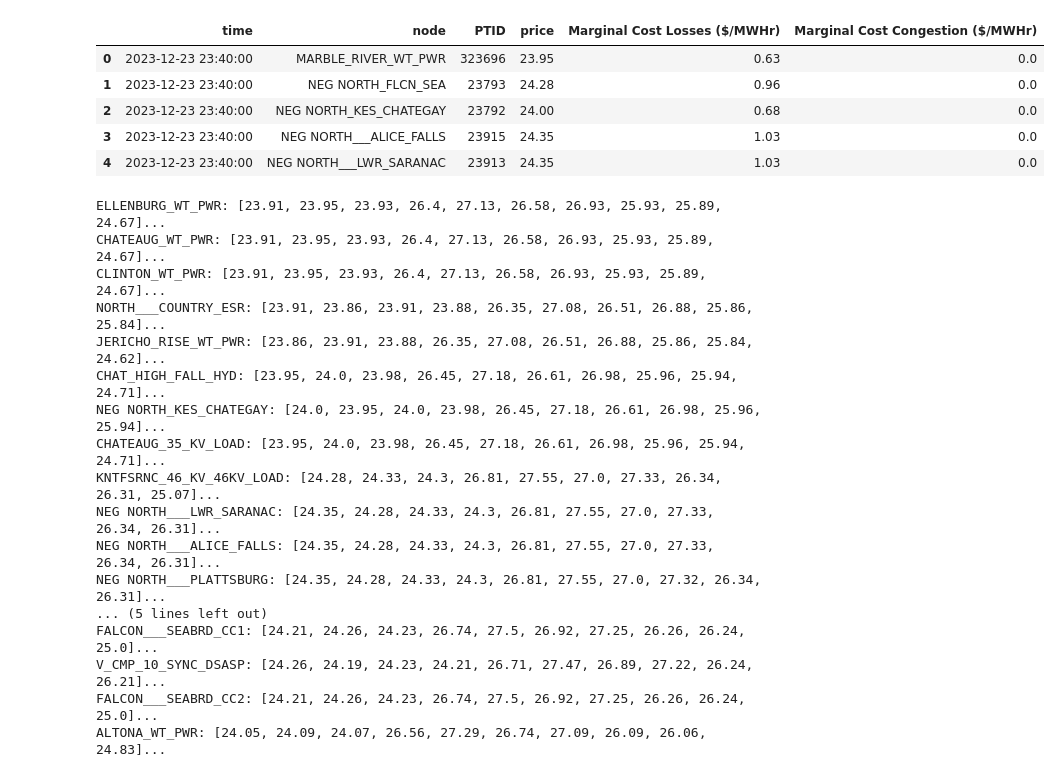
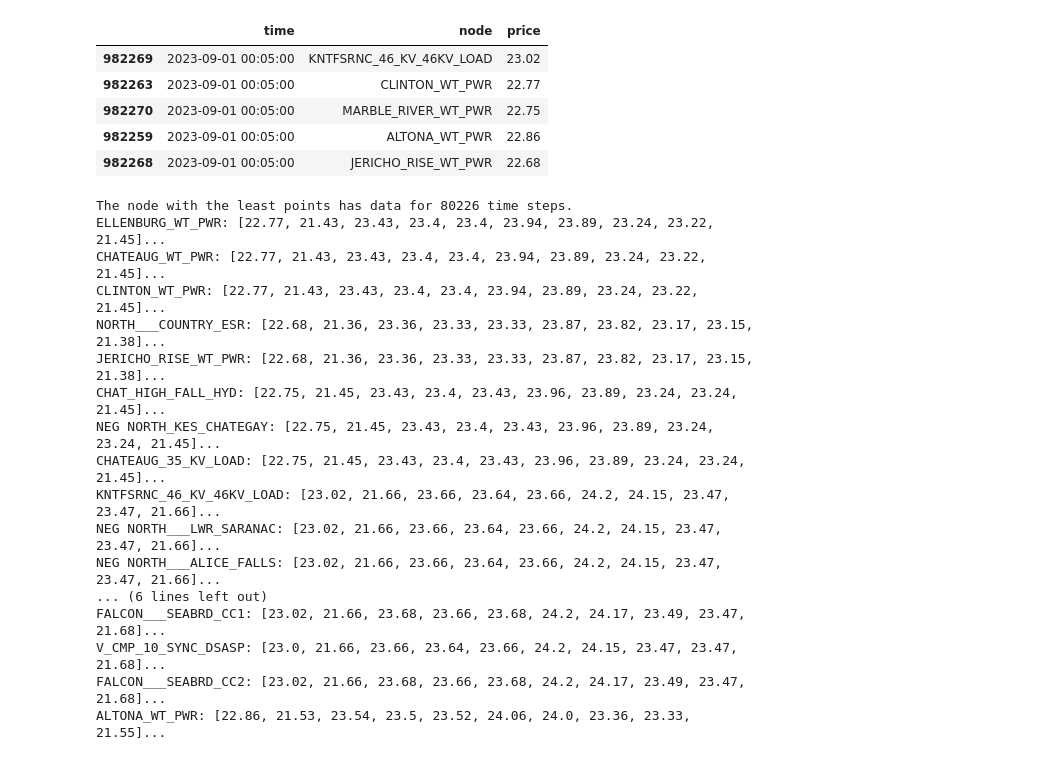
Before and after one commit to thdfw/gwks, a Jupyter notebook: nyiso_prices/nyiso_clusters.ipynb, the cells around one changed output. Drawn from its saved outputs; the diff is of its cells as text; code cells hidden in the pictures.

```diff
--- a/nyiso_prices/nyiso_clusters.ipynb
+++ b/nyiso_prices/nyiso_clusters.ipynb
@@ -1,67 +1,72 @@
 # %%
 import pandas as pd
 import numpy as np
 import psycopg2
 
+# Connect to the newyork database
 conn = psycopg2.connect(
     dbname = 'newyork',
     user = '',
     password = '',
     host = 'localhost',
     port = '5432'
 )
 
+# Select only the data for these nodes
 best_nodes = ['ELLENBURG_WT_PWR', 'CHATEAUG_WT_PWR', 'CLINTON_WT_PWR', 'NORTH___COUNTRY_ESR', 'JERICHO_RISE_WT_PWR',
               'CHAT_HIGH_FALL_HYD', 'NEG NORTH_KES_CHATEGAY', 'CHATEAUG_35_KV_LOAD', 'KNTFSRNC_46_KV_46KV_LOAD',
               'NEG NORTH___LWR_SARANAC', 'NEG NORTH___ALICE_FALLS', 'NEG NORTH___PLATTSBURG', 'CLINTON___LFGE',
               'NEG NORTH_FLCN_SEA', 'PLATSBRG_115KV_PMLD1', 'MARBLE_RIVER_WT_PWR', 'V_XM_10_SYNC_DSASP',
               'FALCON___SEABRD_CC1', 'V_CMP_10_SYNC_DSASP', 'FALCON___SEABRD_CC2', 'ALTONA_WT_PWR']
 
 # There are 58'943'742 elements in the file, so roughly 80k points per node
 query = f"SELECT * FROM realtime_lbmp WHERE node IN %s"
-df = pd.read_sql_query(query, conn, params=(tuple(best_nodes),))
+df = pd.read_sql_query(query, conn, params=(tuple(best_nodes),))[['time','node','price']]
+df = df.sort_values(by='time')
 conn.close()
 
-df.head()
+df.head(15)
 # %% [output]
-|  | time | node | PTID | price | Marginal Cost Losses ($/MWHr) | Marginal Cost Congestion ($/MWHr) |
-| 0 | 2023-12-23 23:40:00 | MARBLE_RIVER_WT_PWR | 323696 | 23.95 | 0.63 | 0.0 |
-| 1 | 2023-12-23 23:40:00 | NEG NORTH_FLCN_SEA | 23793 | 24.28 | 0.96 | 0.0 |
-| 2 | 2023-12-23 23:40:00 | NEG NORTH_KES_CHATEGAY | 23792 | 24.00 | 0.68 | 0.0 |
-| 3 | 2023-12-23 23:40:00 | NEG NORTH___ALICE_FALLS | 23915 | 24.35 | 1.03 | 0.0 |
-| 4 | 2023-12-23 23:40:00 | NEG NORTH___LWR_SARANAC | 23913 | 24.35 | 1.03 | 0.0 |
+|  | time | node | price |
+| 982269 | 2023-09-01 00:05:00 | KNTFSRNC_46_KV_46KV_LOAD | 23.02 |
+| 982263 | 2023-09-01 00:05:00 | CLINTON_WT_PWR | 22.77 |
+| 982270 | 2023-09-01 00:05:00 | MARBLE_RIVER_WT_PWR | 22.75 |
+| 982259 | 2023-09-01 00:05:00 | ALTONA_WT_PWR | 22.86 |
+| 982268 | 2023-09-01 00:05:00 | JERICHO_RISE_WT_PWR | 22.68 |
 # %%
+# Find the minimum length of prices
 min_length = 1e9
-for nodei in best_nodes:
-    df_nodei = df[df.node==nodei]
-    if len(df_nodei) < min_length:
-        min_length = len(df_nodei)
+for node in best_nodes:
+    df_node = df[df.node==node]
+    if len(df_node) < min_length:
+        min_length = len(df_node)
+print(f'The node with the least points has data for {min_length} time steps.')
 
-# Set up as a dict, crop to shortest list
+# Set up as a dict and crop price lists at min_length
 prices = {}
-for nodei in best_nodes:
-    prices[nodei] = list(df[df.node==nodei].price[:min_length])
+for node in best_nodes:
+    prices[node] = list(df[df.node==node].price)[:min_length]
 
 for key, value in prices.items():
     print(f'{key}: {value[:10]}...')
 # %% [output]
-ELLENBURG_WT_PWR: [23.91, 23.95, 23.93, 26.4, 27.13, 26.58, 26.93, 25.93, 25.89, 24.67]...
-CHATEAUG_WT_PWR: [23.91, 23.95, 23.93, 26.4, 27.13, 26.58, 26.93, 25.93, 25.89, 24.67]...
-CLINTON_WT_PWR: [23.91, 23.95, 23.93, 26.4, 27.13, 26.58, 26.93, 25.93, 25.89, 24.67]...
-NORTH___COUNTRY_ESR: [23.91, 23.86, 23.91, 23.88, 26.35, 27.08, 26.51, 26.88, 25.86, 25.84]...
-JERICHO_RISE_WT_PWR: [23.86, 23.91, 23.88, 26.35, 27.08, 26.51, 26.88, 25.86, 25.84, 24.62]...
-CHAT_HIGH_FALL_HYD: [23.95, 24.0, 23.98, 26.45, 27.18, 26.61, 26.98, 25.96, 25.94, 24.71]...
-NEG NORTH_KES_CHATEGAY: [24.0, 23.95, 24.0, 23.98, 26.45, 27.18, 26.61, 26.98, 25.96, 25.94]...
-CHATEAUG_35_KV_LOAD: [23.95, 24.0, 23.98, 26.45, 27.18, 26.61, 26.98, 25.96, 25.94, 24.71]...
-KNTFSRNC_46_KV_46KV_LOAD: [24.28, 24.33, 24.3, 26.81, 27.55, 27.0, 27.33, 26.34, 26.31, 25.07]...
-NEG NORTH___LWR_SARANAC: [24.35, 24.28, 24.33, 24.3, 26.81, 27.55, 27.0, 27.33, 26.34, 26.31]...
-NEG NORTH___ALICE_FALLS: [24.35, 24.28, 24.33, 24.3, 26.81, 27.55, 27.0, 27.33, 26.34, 26.31]...
-NEG NORTH___PLATTSBURG: [24.35, 24.28, 24.33, 24.3, 26.81, 27.55, 27.0, 27.32, 26.34, 26.31]...
-... (5 lines left out)
-FALCON___SEABRD_CC1: [24.21, 24.26, 24.23, 26.74, 27.5, 26.92, 27.25, 26.26, 26.24, 25.0]...
-V_CMP_10_SYNC_DSASP: [24.26, 24.19, 24.23, 24.21, 26.71, 27.47, 26.89, 27.22, 26.24, 26.21]...
-FALCON___SEABRD_CC2: [24.21, 24.26, 24.23, 26.74, 27.5, 26.92, 27.25, 26.26, 26.24, 25.0]...
-ALTONA_WT_PWR: [24.05, 24.09, 24.07, 26.56, 27.29, 26.74, 27.09, 26.09, 26.06, 24.83]...
+The node with the least points has data for 80226 time steps.
+ELLENBURG_WT_PWR: [22.77, 21.43, 23.43, 23.4, 23.4, 23.94, 23.89, 23.24, 23.22, 21.45]...
+CHATEAUG_WT_PWR: [22.77, 21.43, 23.43, 23.4, 23.4, 23.94, 23.89, 23.24, 23.22, 21.45]...
+CLINTON_WT_PWR: [22.77, 21.43, 23.43, 23.4, 23.4, 23.94, 23.89, 23.24, 23.22, 21.45]...
+NORTH___COUNTRY_ESR: [22.68, 21.36, 23.36, 23.33, 23.33, 23.87, 23.82, 23.17, 23.15, 21.38]...
+JERICHO_RISE_WT_PWR: [22.68, 21.36, 23.36, 23.33, 23.33, 23.87, 23.82, 23.17, 23.15, 21.38]...
+CHAT_HIGH_FALL_HYD: [22.75, 21.45, 23.43, 23.4, 23.43, 23.96, 23.89, 23.24, 23.24, 21.45]...
+NEG NORTH_KES_CHATEGAY: [22.75, 21.45, 23.43, 23.4, 23.43, 23.96, 23.89, 23.24, 23.24, 21.45]...
+CHATEAUG_35_KV_LOAD: [22.75, 21.45, 23.43, 23.4, 23.43, 23.96, 23.89, 23.24, 23.24, 21.45]...
+KNTFSRNC_46_KV_46KV_LOAD: [23.02, 21.66, 23.66, 23.64, 23.66, 24.2, 24.15, 23.47, 23.47, 21.66]...
+NEG NORTH___LWR_SARANAC: [23.02, 21.66, 23.66, 23.64, 23.66, 24.2, 24.15, 23.47, 23.47, 21.66]...
+NEG NORTH___ALICE_FALLS: [23.02, 21.66, 23.66, 23.64, 23.66, 24.2, 24.15, 23.47, 23.47, 21.66]...
+... (6 lines left out)
+FALCON___SEABRD_CC1: [23.02, 21.66, 23.68, 23.66, 23.68, 24.2, 24.17, 23.49, 23.47, 21.68]...
+V_CMP_10_SYNC_DSASP: [23.0, 21.66, 23.66, 23.64, 23.66, 24.2, 24.15, 23.47, 23.47, 21.68]...
+FALCON___SEABRD_CC2: [23.02, 21.66, 23.68, 23.66, 23.68, 24.2, 24.17, 23.49, 23.47, 21.68]...
+ALTONA_WT_PWR: [22.86, 21.53, 23.54, 23.5, 23.52, 24.06, 24.0, 23.36, 23.33, 21.55]...
 # %%
 import seaborn as sns
 import matplotlib.pyplot as plt
```
Also changed, not shown: parts of 1 cell of this notebook.
